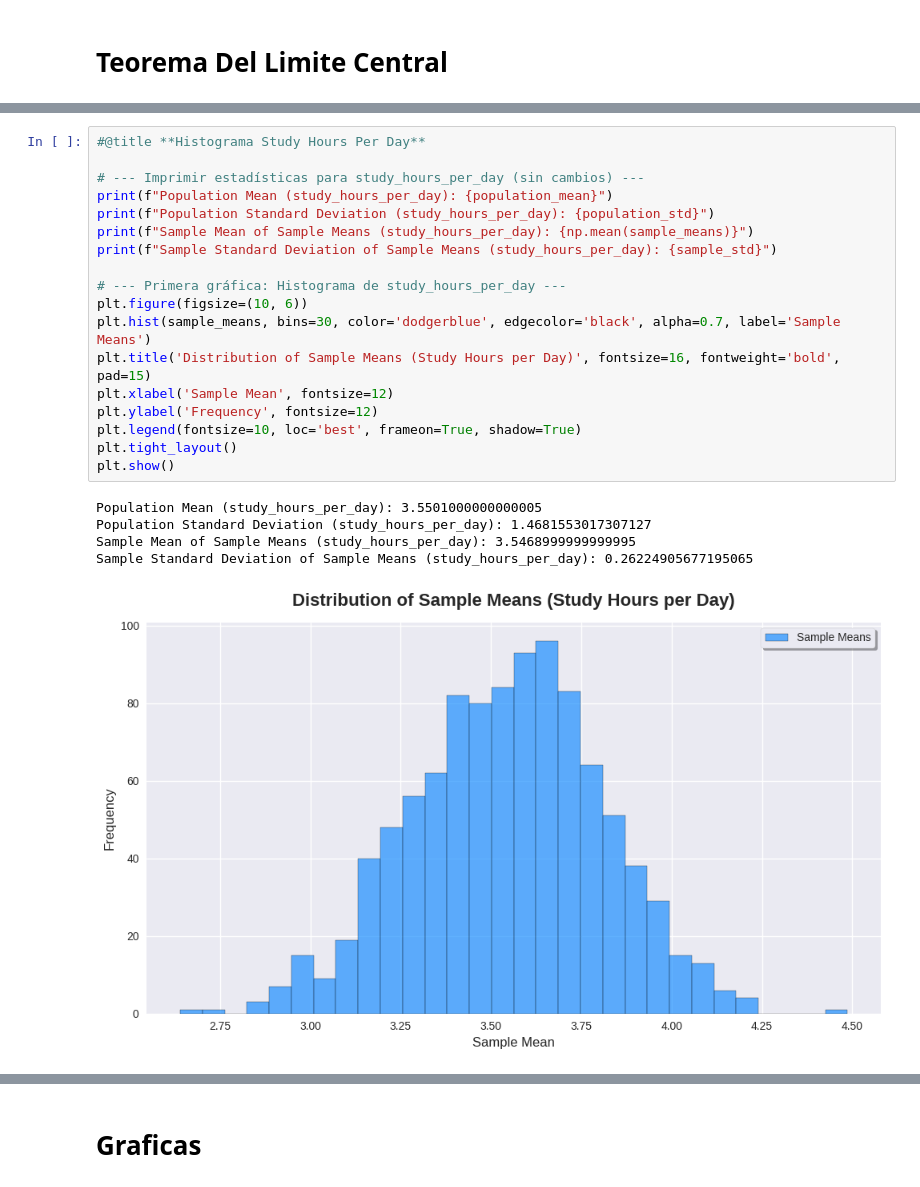
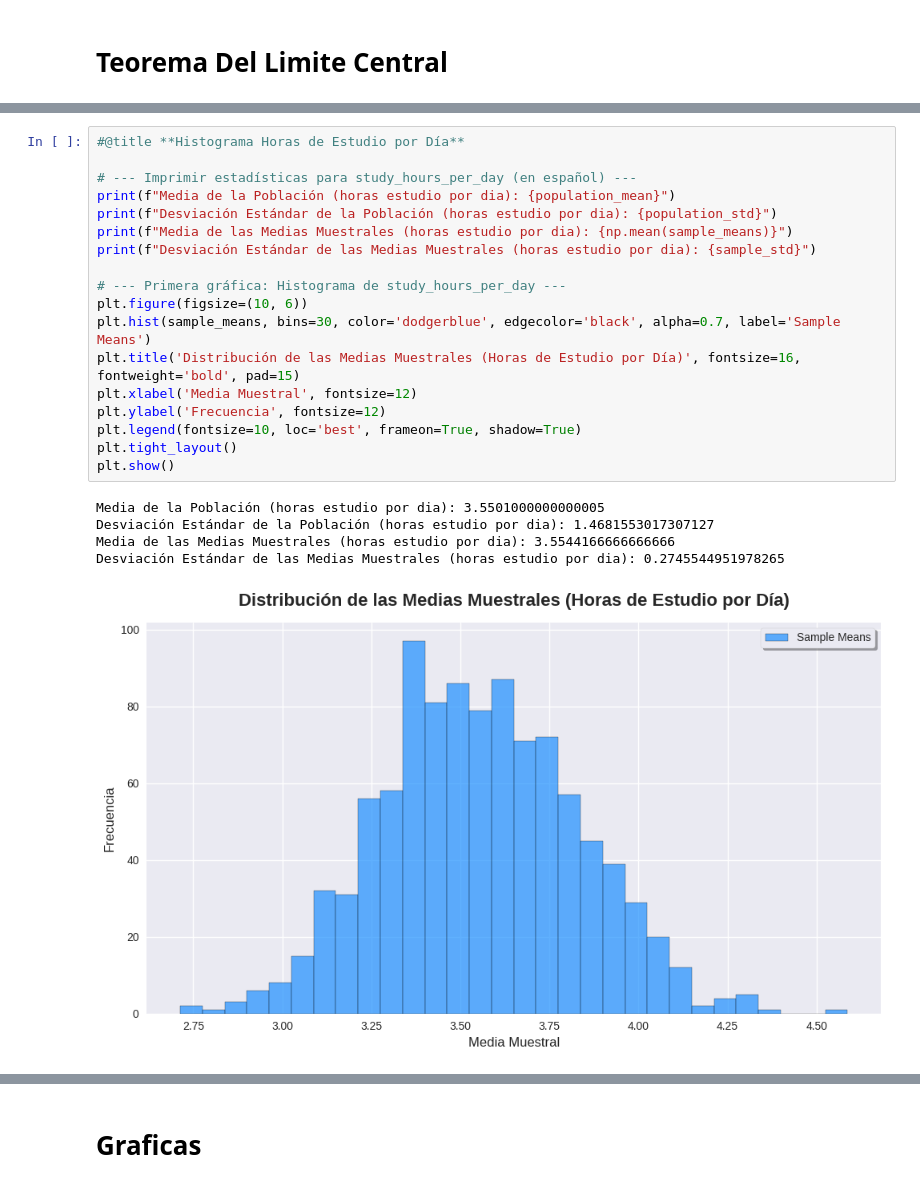
Before and after one commit to Jeymar06/ProyectoEstadisticaII, a Jupyter notebook: ProyectoEstadisticaII.ipynb, the cells around one changed output, grey strips where cells are left out. Cells and saved outputs as stored; diff of their text form.

```diff
--- a/ProyectoEstadisticaII.ipynb
+++ b/ProyectoEstadisticaII.ipynb
@@ -421,25 +453,25 @@ sample_means, population_mean, population_std, sample_std = central_limit_theore
 sample_means_exam, population_mean_exam, population_std_exam, sample_std_exam = central_limit_theorem(df['exam_score'].to_numpy(), 30, 1000)
 # %%
-#@title **Histograma Study Hours Per Day**
+#@title **Histograma Horas de Estudio por Día**
 
-# --- Imprimir estadísticas para study_hours_per_day (sin cambios) ---
-print(f"Population Mean (study_hours_per_day): {population_mean}")
-print(f"Population Standard Deviation (study_hours_per_day): {population_std}")
-print(f"Sample Mean of Sample Means (study_hours_per_day): {np.mean(sample_means)}")
-print(f"Sample Standard Deviation of Sample Means (study_hours_per_day): {sample_std}")
+# --- Imprimir estadísticas para study_hours_per_day (en español) ---
+print(f"Media de la Población (horas estudio por dia): {population_mean}")
+print(f"Desviación Estándar de la Población (horas estudio por dia): {population_std}")
+print(f"Media de las Medias Muestrales (horas estudio por dia): {np.mean(sample_means)}")
+print(f"Desviación Estándar de las Medias Muestrales (horas estudio por dia): {sample_std}")
 
 # --- Primera gráfica: Histograma de study_hours_per_day ---
 plt.figure(figsize=(10, 6))
 plt.hist(sample_means, bins=30, color='dodgerblue', edgecolor='black', alpha=0.7, label='Sample Means')
-plt.title('Distribution of Sample Means (Study Hours per Day)', fontsize=16, fontweight='bold', pad=15)
-plt.xlabel('Sample Mean', fontsize=12)
-plt.ylabel('Frequency', fontsize=12)
+plt.title('Distribución de las Medias Muestrales (Horas de Estudio por Día)', fontsize=16, fontweight='bold', pad=15)
+plt.xlabel('Media Muestral', fontsize=12)
+plt.ylabel('Frecuencia', fontsize=12)
 plt.legend(fontsize=10, loc='best', frameon=True, shadow=True)
 plt.tight_layout()
 plt.show()
 # %% [output]
-Population Mean (study_hours_per_day): 3.5501000000000005
-Population Standard Deviation (study_hours_per_day): 1.4681553017307127
-Sample Mean of Sample Means (study_hours_per_day): 3.5468999999999995
-Sample Standard Deviation of Sample Means (study_hours_per_day): 0.26224905677195065
+Media de la Población (horas estudio por dia): 3.5501000000000005
+Desviación Estándar de la Población (horas estudio por dia): 1.4681553017307127
+Media de las Medias Muestrales (horas estudio por dia): 3.5544166666666666
+Desviación Estándar de las Medias Muestrales (horas estudio por dia): 0.2745544951978265
-[figure, old version]
+[figure, new version]
```
Also changed, not shown: parts of 23 cells of this notebook.
